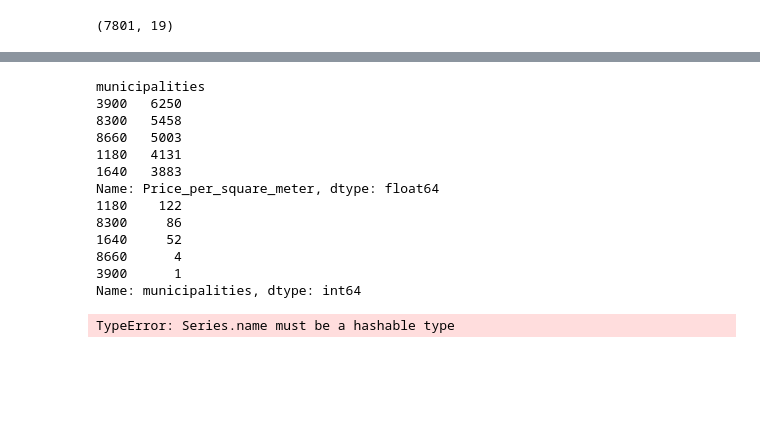
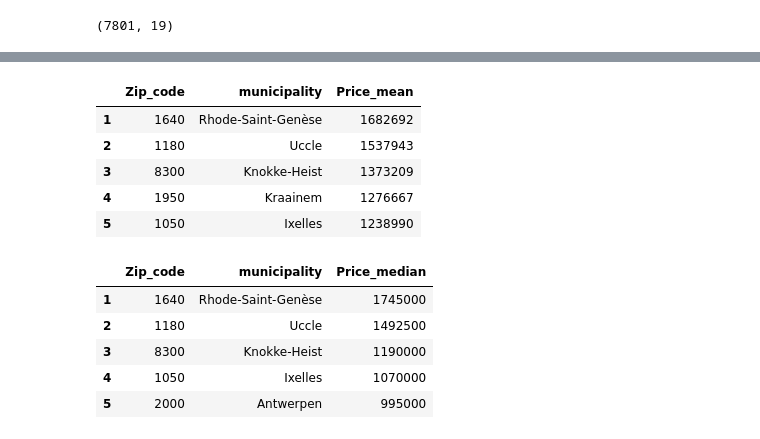
Before and after one commit to matthew-samyn/challenge-data-analysis, a Jupyter notebook: Analysis_by_region.ipynb, the cells around one changed output, grey strips where cells are left out. Cells and saved outputs as stored; diff of their text form; code cells hidden in the pictures; blank space fills up the shorter version.

```diff
--- a/Analysis_by_region.ipynb
+++ b/Analysis_by_region.ipynb
@@ -128,35 +66,0 @@ Name: municipalities, dtype: int64
-# %%
-# Making a function out of it.
-
-def make_top_5_mean(df, postal_column:str, on_what:str) -> str:
-    most_expensive= df.groupby([postal_column])[on_what].mean().nlargest(5)
-
-    print(most_expensive)
-    new_df = df[df[postal_column].isin(list(most_expensive.index))]
-    print(new_df[postal_column].value_counts())
-    df_expensive = zips[zips["Zip_code"].isin(most_expensive.index)]
-    df_expensive_Belgium = df_expensive.drop_duplicates("Zip_code", keep="first")
-
-    dummy = pd.Series(list(most_expensive.index), name = df_expensive_Belgium["Zip_code"]).to_frame()
-    df_expensive_Belgium = pd.merge(dummy, df, on = "Zip_code", how = 'left')
-
-    df_expensive_Belgium.insert(2, "mean_sqm", list(most_expensive.values), True)
-    df_expensive= df_expensive_Belgium.reset_index(drop=True)
-    return df_expensive
-
-print(make_top_5_mean(df, "municipalities", "Price_per_square_meter"))
-# %% [output]
-municipalities
-3900   6250
-8300   5458
-8660   5003
-1180   4131
-1640   3883
-Name: Price_per_square_meter, dtype: float64
-1180    122
-8300     86
-1640     52
-8660      4
-3900      1
-Name: municipalities, dtype: int64
-TypeError: Series.name must be a hashable type
@@ -162,0 +109,23 @@ TypeError: Series.name must be a hashable type
+# %%
+# Most expensive mean - By price - Belgium
+
+top5_price_Belgium_mean = make_top_5(df_threshold, "municipalities", "Price", "mean", "top")
+top5_price_Belgium_mean
+# %% [output]
+|  | Zip_code | municipality | Price_mean |
+| 1 | 1640 | Rhode-Saint-Genèse | 1682692 |
+| 2 | 1180 | Uccle | 1537943 |
+| 3 | 8300 | Knokke-Heist | 1373209 |
+| 4 | 1950 | Kraainem | 1276667 |
+| 5 | 1050 | Ixelles | 1238990 |
+# %%
+# Most expensive median - By price - Belgium
+top5_price_Belgium_median = make_top_5(df_threshold, "municipalities", "Price", "median", "top")
+top5_price_Belgium_median
+# %% [output]
+|  | Zip_code | municipality | Price_median |
+| 1 | 1640 | Rhode-Saint-Genèse | 1745000 |
+| 2 | 1180 | Uccle | 1492500 |
+| 3 | 8300 | Knokke-Heist | 1190000 |
+| 4 | 1050 | Ixelles | 1070000 |
+| 5 | 2000 | Antwerpen | 995000 |
```
Also changed, not shown: parts of 23 cells of this notebook, 1 other file.
